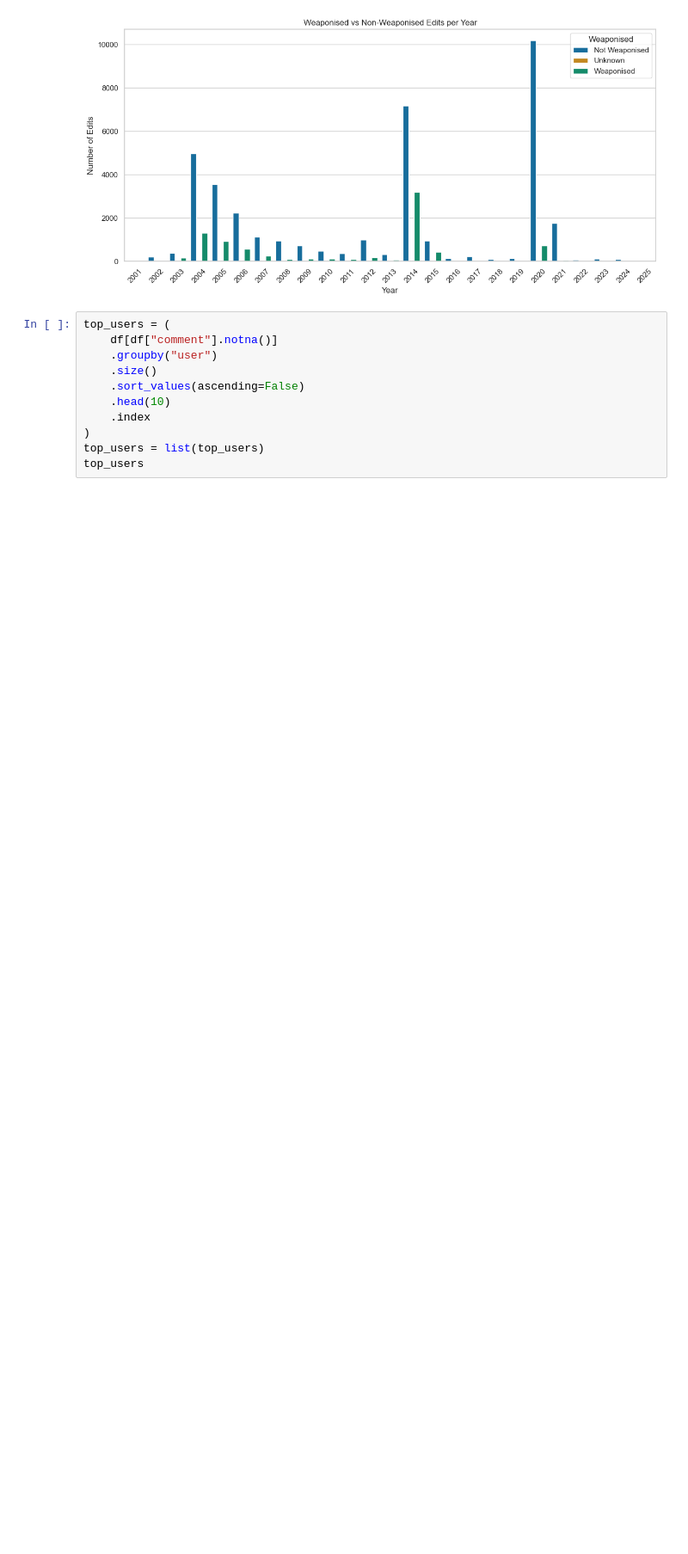
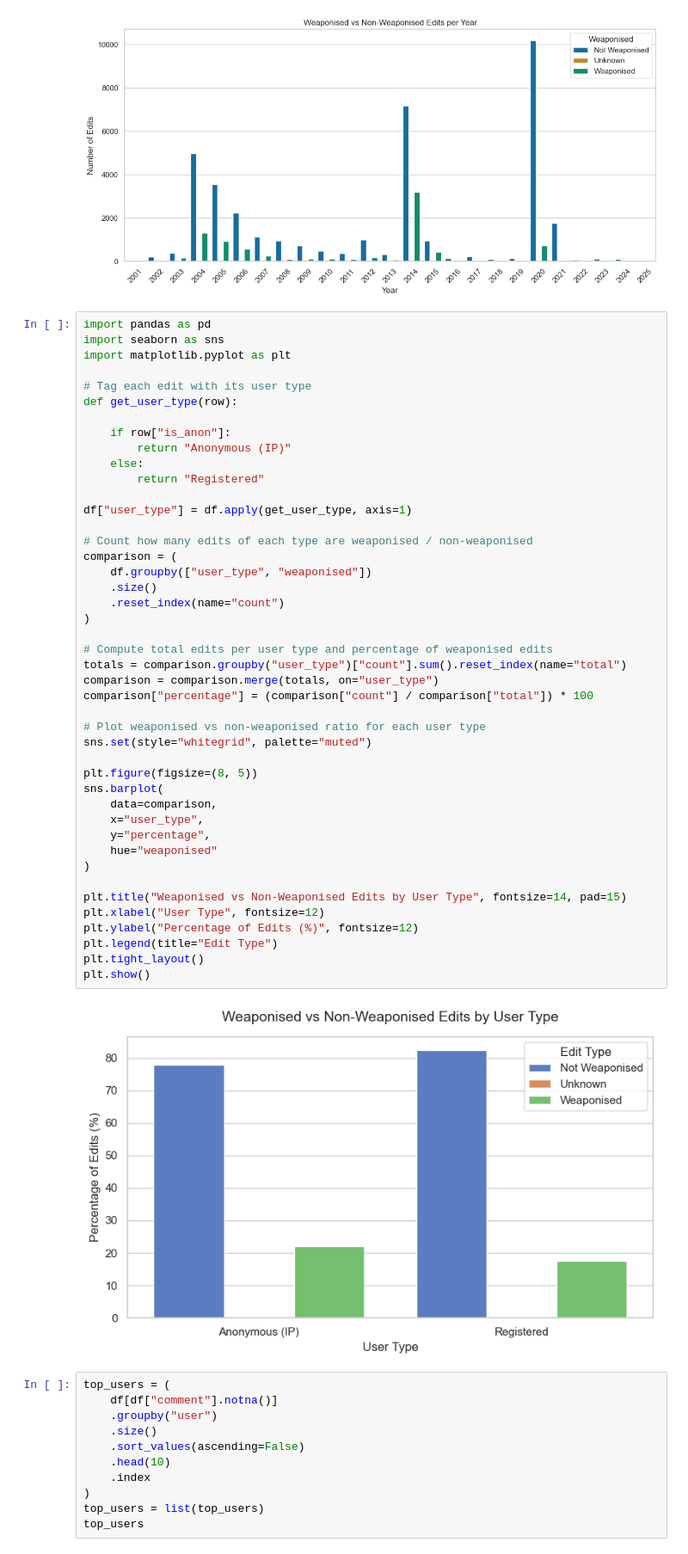
Before and after one commit to dh-epfl-students/dhlab-cultural-weaponisation-ukraine-benchmark, a Jupyter notebook: notebooks/maxime_all_users_analysis_.ipynb, the cells around one changed output. Shown at 86% size. Cells and saved outputs as stored; diff of their text form; blank space fills up the shorter version.

Commit message:
update notebook and add a plot

```diff
--- a/notebooks/maxime_all_users_analysis_.ipynb
+++ b/notebooks/maxime_all_users_analysis_.ipynb
@@ -137,6 +137,52 @@ plt.tight_layout()
 plt.show()
 # %% [output]
 [figure]
+# %%
+import pandas as pd
+import seaborn as sns
+import matplotlib.pyplot as plt
+
+# Tag each edit with its user type
+def get_user_type(row):
+
+    if row["is_anon"]:
+        return "Anonymous (IP)"
+    else:
+        return "Registered"
+
+df["user_type"] = df.apply(get_user_type, axis=1)
+
+# Count how many edits of each type are weaponised / non-weaponised
+comparison = (
+    df.groupby(["user_type", "weaponised"])
+    .size()
+    .reset_index(name="count")
+)
+
+# Compute total edits per user type and percentage of weaponised edits
+totals = comparison.groupby("user_type")["count"].sum().reset_index(name="total")
+comparison = comparison.merge(totals, on="user_type")
+comparison["percentage"] = (comparison["count"] / comparison["total"]) * 100
+
+# Plot weaponised vs non-weaponised ratio for each user type
+sns.set(style="whitegrid", palette="muted")
+
+plt.figure(figsize=(8, 5))
+sns.barplot(
+    data=comparison,
+    x="user_type",
+    y="percentage",
+    hue="weaponised"
+)
+
+plt.title("Weaponised vs Non-Weaponised Edits by User Type", fontsize=14, pad=15)
+plt.xlabel("User Type", fontsize=12)
+plt.ylabel("Percentage of Edits (%)", fontsize=12)
+plt.legend(title="Edit Type")
+plt.tight_layout()
+plt.show()
+# %% [output]
+[figure, added]
 # %%
 top_users = (
     df[df["comment"].notna()]
```
Also changed, not shown: 1 other file.
